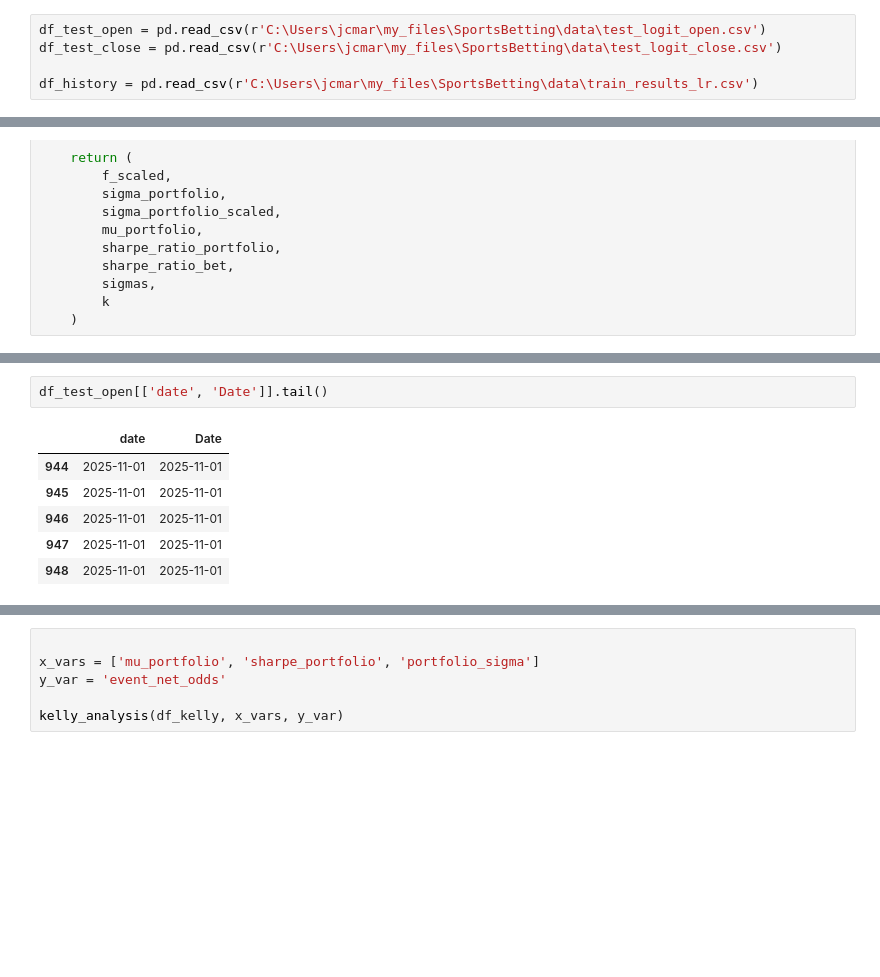
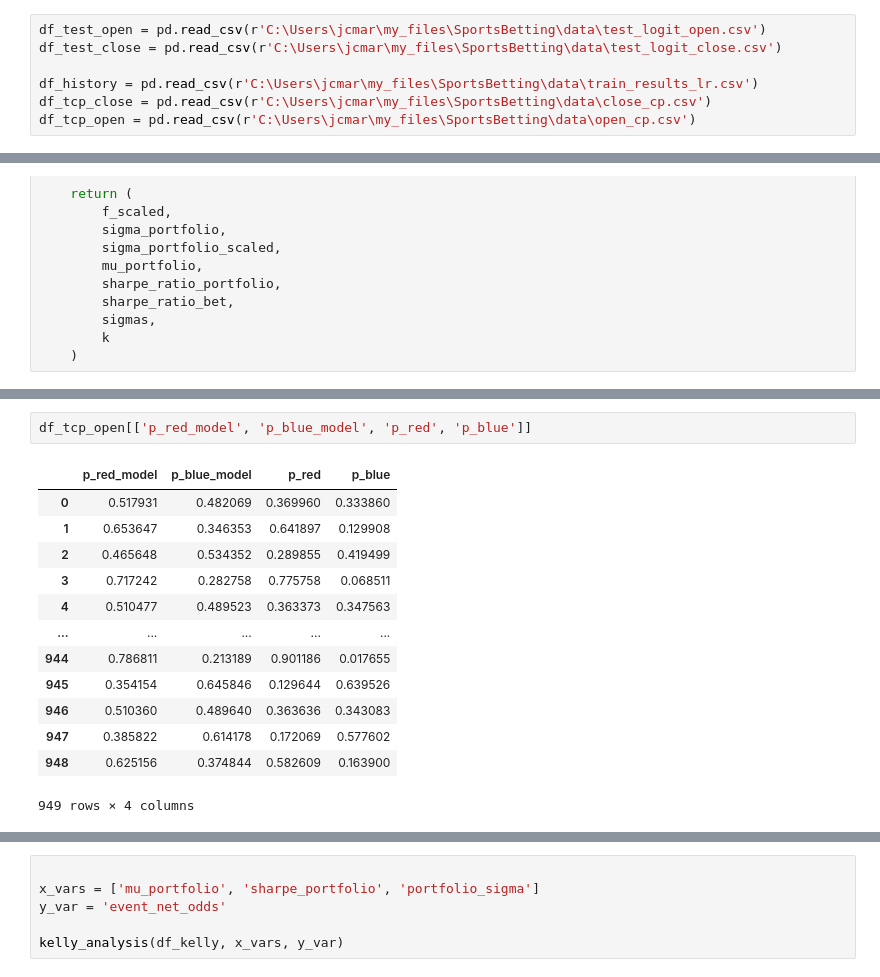
Before and after one commit to jcmarkowicz/sports_betting, a Jupyter notebook: winnigs_calcs/betting_sim.ipynb, the cells around one changed output, grey strips where cells are left out. Saved outputs shown, nothing was run; the diff lists cells and outputs as text; blank space fills up the shorter version.

```diff
--- a/winnigs_calcs/betting_sim.ipynb
+++ b/winnigs_calcs/betting_sim.ipynb
@@ -19,6 +19,8 @@ df_test_open = pd.read_csv(r'C:\Users\jcmar\my_files\SportsBetting\data\test_log
 df_test_close = pd.read_csv(r'C:\Users\jcmar\my_files\SportsBetting\data\test_logit_close.csv')
 
 df_history = pd.read_csv(r'C:\Users\jcmar\my_files\SportsBetting\data\train_results_lr.csv')
+df_tcp_close = pd.read_csv(r'C:\Users\jcmar\my_files\SportsBetting\data\close_cp.csv')
+df_tcp_open = pd.read_csv(r'C:\Users\jcmar\my_files\SportsBetting\data\open_cp.csv')
 # %%
 # def build_validation(df_results, size=.5):
 #     df_val = df_results.iloc[:int(len(df_results)*(size))].reset_index(drop=True)
@@ -1028,11 +1166,18 @@ def kelly_analysis(df_kelly, x_vars, y_var, bins=8):
     plt.tight_layout()
     plt.show()
 # %%
-df_test_open[['date', 'Date']].tail()
+df_tcp_open[['p_red_model', 'p_blue_model', 'p_red', 'p_blue']]
 # %% [output]
-|  | date | Date |
-| 944 | 2025-11-01 | 2025-11-01 |
-| 945 | 2025-11-01 | 2025-11-01 |
-| 946 | 2025-11-01 | 2025-11-01 |
-| 947 | 2025-11-01 | 2025-11-01 |
-| 948 | 2025-11-01 | 2025-11-01 |
+|  | p_red_model | p_blue_model | p_red | p_blue |
+| 0 | 0.517931 | 0.482069 | 0.369960 | 0.333860 |
+| 1 | 0.653647 | 0.346353 | 0.641897 | 0.129908 |
+| 2 | 0.465648 | 0.534352 | 0.289855 | 0.419499 |
+| 3 | 0.717242 | 0.282758 | 0.775758 | 0.068511 |
+| 4 | 0.510477 | 0.489523 | 0.363373 | 0.347563 |
+| ... | ... | ... | ... | ... |
+| 944 | 0.786811 | 0.213189 | 0.901186 | 0.017655 |
+| 945 | 0.354154 | 0.645846 | 0.129644 | 0.639526 |
+| 946 | 0.510360 | 0.489640 | 0.363636 | 0.343083 |
+| 947 | 0.385822 | 0.614178 | 0.172069 | 0.577602 |
+| 948 | 0.625156 | 0.374844 | 0.582609 | 0.163900 |
+949 rows × 4 columns
```
Also changed, not shown: parts of 27 cells of this notebook, 37 other files.
